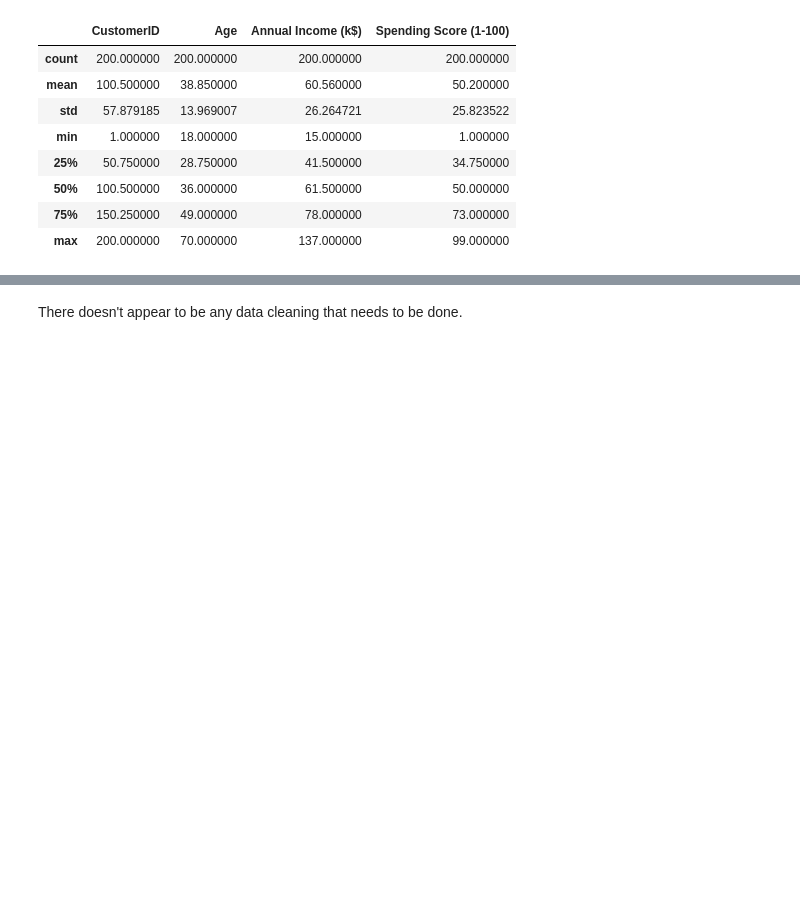
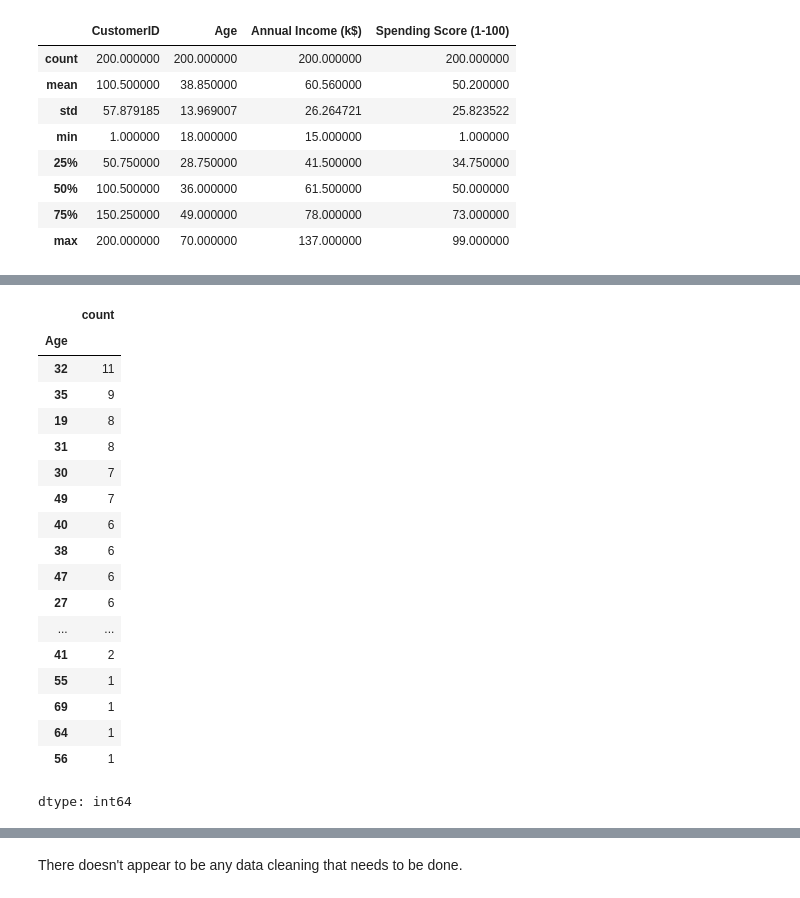
Before and after one commit to sbmccall/data-science-projects, a Jupyter notebook: customer-segmentation/notebooks/Mall_Customer_Segmentation.ipynb, the cells around one changed output, grey strips where cells are left out. Saved outputs shown, nothing was run; the diff lists cells and outputs as text; code cells hidden in the pictures; blank space fills up the shorter version.

```diff
--- a/customer-segmentation/notebooks/Mall_Customer_Segmentation.ipynb
+++ b/customer-segmentation/notebooks/Mall_Customer_Segmentation.ipynb
@@ -62,3 +70,23 @@ df.describe()
 # %%
-#df.Age.value_counts()
+df.Age.value_counts()
+# %% [output]
+|  | count |
+| Age |  |
+| 32 | 11 |
+| 35 | 9 |
+| 19 | 8 |
+| 31 | 8 |
+| 30 | 7 |
+| 49 | 7 |
+| 40 | 6 |
+| 38 | 6 |
+| 47 | 6 |
+| 27 | 6 |
+| ... | ... |
+| 41 | 2 |
+| 55 | 1 |
+| 69 | 1 |
+| 64 | 1 |
+| 56 | 1 |
+dtype: int64
 # %%
```
Also changed, not shown: parts of 13 cells of this notebook.
